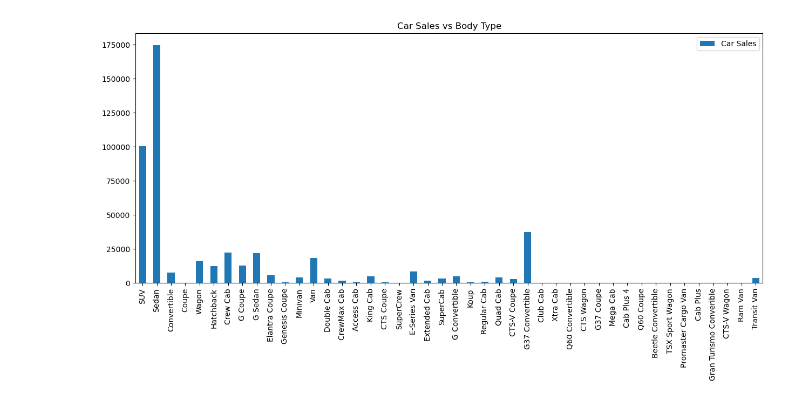
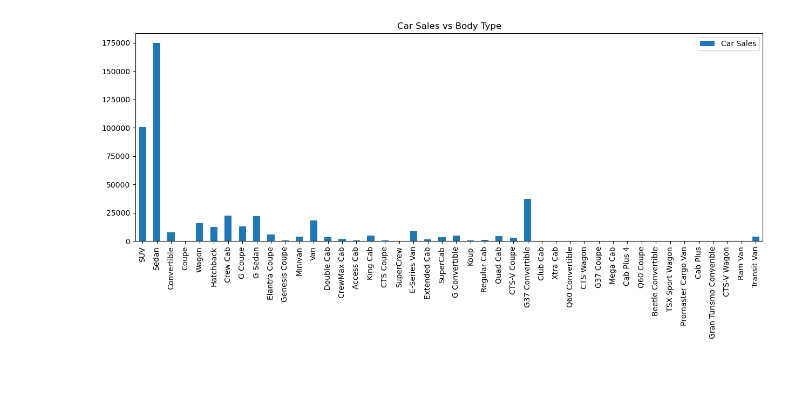
Before and after one commit to Edwardvaughan/project-1-contribution, a Jupyter notebook: car_sales.ipynb, the cells around one changed output. Drawn from its saved outputs; the diff is of its cells as text; code cells hidden in the pictures; blank space fills up the shorter version.

```diff
--- a/car_sales.ipynb
+++ b/car_sales.ipynb
@@ -137,12 +137,14 @@ car_sales_1 = [car_sales [0] + car_sales [49],
 # %%
 car_sales_df = pd.DataFrame (car_sales_1, body_type_1, columns = ['Car Sales'])
 
 #Plot a bar chart of car sales vs body type
 
 car_sales_df.plot (kind = 'bar',
                    title = 'Car Sales vs Body Type',
-                   figsize = (15, 6))
+                   figsize = (15, 5))
+
+plt.savefig ('car_sales.png', dpi = 400)
 
 plt.show ()
 # %% [output]
-[figure, old version]
+[figure, new version]
```
Also changed, not shown: 1 other file.
